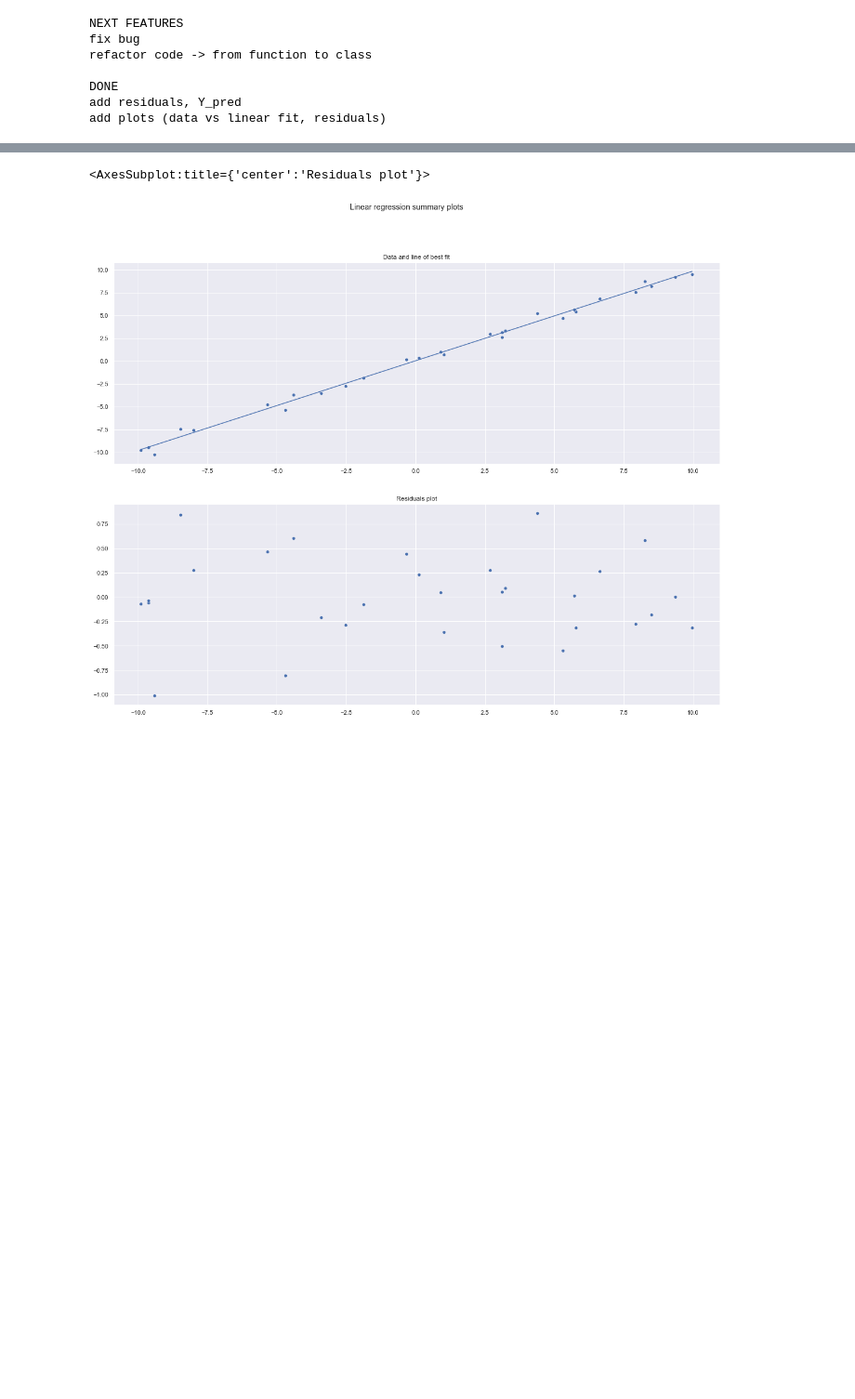
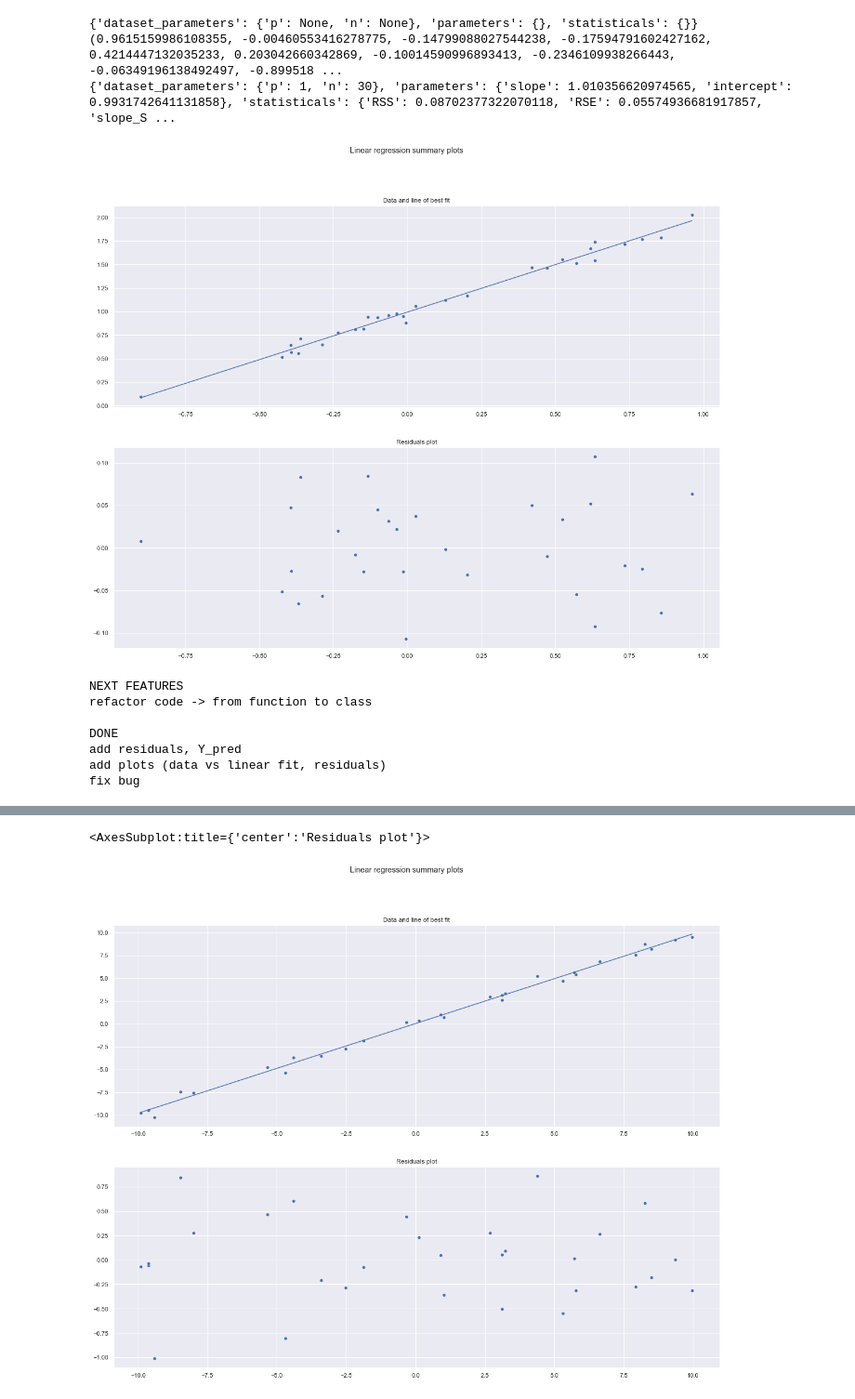
Before and after one commit to jmaestrerodriguez/ISL, a Jupyter notebook: linear_regression_prototype.ipynb, the cells around one changed output, grey strips where cells are left out. Shown: that part at 93% size. Cells and saved outputs as stored; diff of their text form; code cells hidden in the pictures; blank space fills up the shorter version.

```diff
--- a/linear_regression_prototype.ipynb
+++ b/linear_regression_prototype.ipynb
@@ -90,21 +181,32 @@ def linear_regression(X, Y):
+# %%
+model_1 = SimpleLinearRegressor()
+print(model_1.__dict__)
+X, Y = generate_dataset()
+print(X, Y)
+model_1.fit(X,Y)
+print(model_1.__dict__)
+model_1.plot(X,Y)
+# %% [output]
+{'dataset_parameters': {'p': None, 'n': None}, 'parameters': {}, 'statisticals': {}}
+(0.9615159986108355, -0.00460553416278775, -0.14799088027544238, -0.17594791602427162, 0.4214447132035233, 0.203042660342869, -0.10014590996893413, -0.2346109938266443, -0.06349196138492497, -0.899518 ...
+{'dataset_parameters': {'p': 1, 'n': 30}, 'parameters': {'slope': 1.010356620974565, 'intercept': 0.9931742641131858}, 'statisticals': {'RSS': 0.08702377322070118, 'RSE': 0.05574936681917857, 'slope_S ...
+[figure, added]
 # %%
 print("""
 NEXT FEATURES
 refactor code -> from function to class
+p-value
 
 DONE
-add residuals, Y_pred
-add plots (data vs linear fit, residuals)
-fix bug
 """)
 # %% [output]
 NEXT FEATURES
-fix bug
 refactor code -> from function to class
 
 DONE
 add residuals, Y_pred
 add plots (data vs linear fit, residuals)
+fix bug
 # %%
 linear_regression([0,1,2,3,4],[1,3,5,7,9])
 
```
Also changed, not shown: parts of 4 cells of this notebook.
